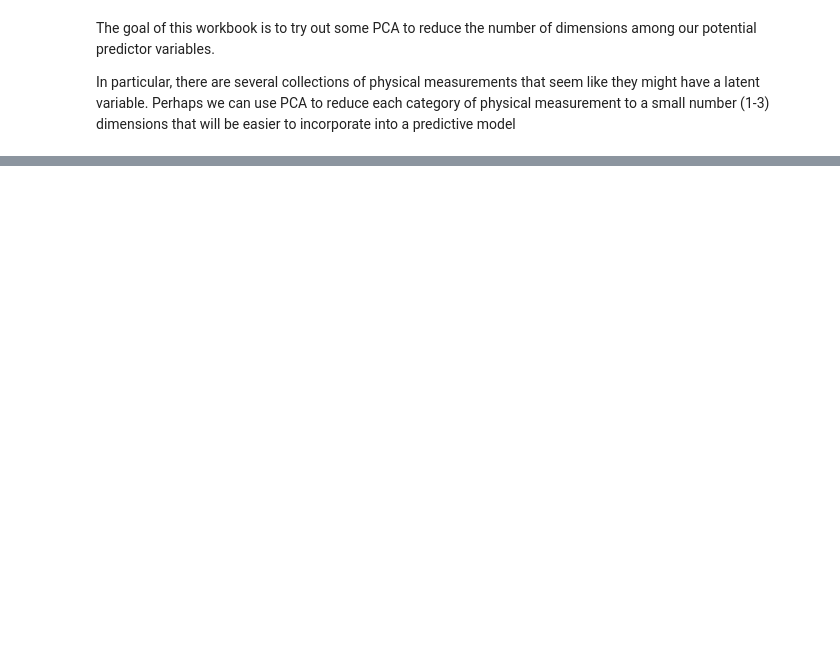
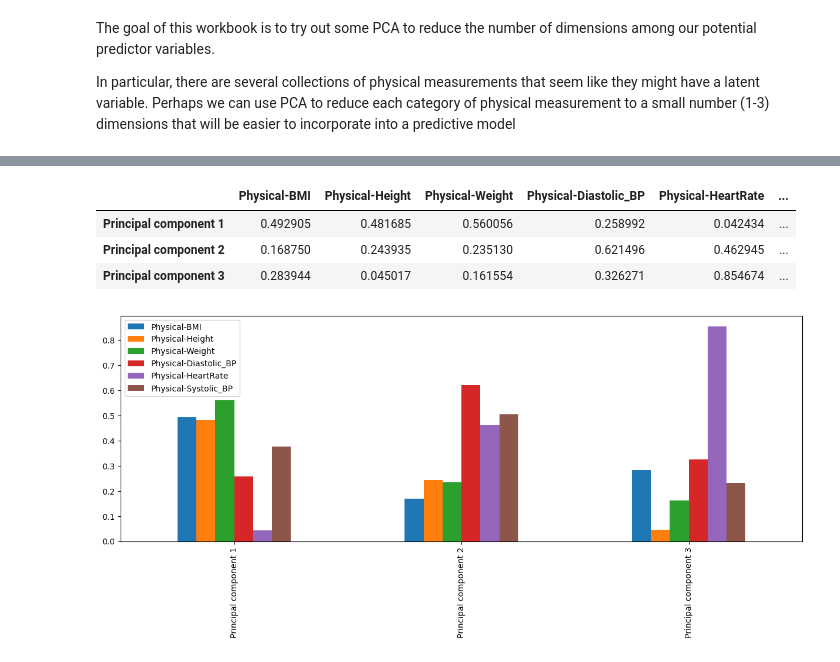
Before and after one commit to aarondweinberg/CMI_problematic_internet_use, a Jupyter notebook: EDA_PCA_AW.ipynb, the cells around one changed output, grey strips where cells are left out. Saved outputs shown, nothing was run; the diff lists cells and outputs as text; code cells hidden in the pictures; blank space fills up the shorter version.

```diff
--- a/EDA_PCA_AW.ipynb
+++ b/EDA_PCA_AW.ipynb
@@ -63,9 +139,8 @@ plt.show()
 # Instantiate a new PCA object
 pca = PCA()
 
-# Define the data to apply PCA to:
-X = train[physical_vars]
+# PCA requires data to be centered at 0, so we need to first scale the data
+X_Scaled = StandardScaler().fit_transform(train_reduced)
 
-# PCA requires data to be centered at 0, so we need to first scale the data
-# We'll do this using a pipe that standardizes the data (X) and fits a PCA with two components
-pipe = Pipeline([('scaler', StandardScaler)])
+# Then we'll fit and transform the data
+principalComponents = pca.fit_transform(X_Scaled)
@@ -71,0 +194,16 @@ pipe = Pipeline([('scaler', StandardScaler)])
+# %%
+# Create a data frame of the principal components
+pc_df = pd.DataFrame(abs(pca.components_[:3]), columns=train_reduced.columns, index=['Principal component 1','Principal component 2','Principal component 3'])
+
+pc_df
+# %% [output]
+|  | Physical-BMI | Physical-Height | Physical-Weight | Physical-Diastolic_BP | Physical-HeartRate | ... |
+| Principal component 1 | 0.492905 | 0.481685 | 0.560056 | 0.258992 | 0.042434 | ... |
+| Principal component 2 | 0.168750 | 0.243935 | 0.235130 | 0.621496 | 0.462945 | ... |
+| Principal component 3 | 0.283944 | 0.045017 | 0.161554 | 0.326271 | 0.854674 | ... |
+# %%
+# Make a bargraph for each index in pc_df
+pc_df.plot(kind='bar', figsize=(15,5))
+plt.show()
+# %% [output]
+[figure, added]
```
Also changed, not shown: parts of 24 cells of this notebook.
